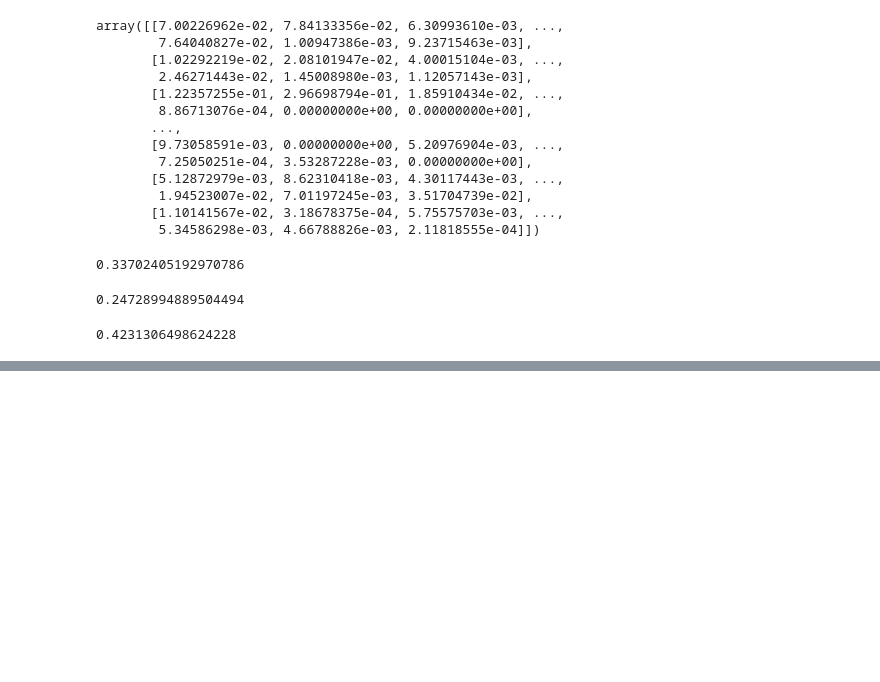
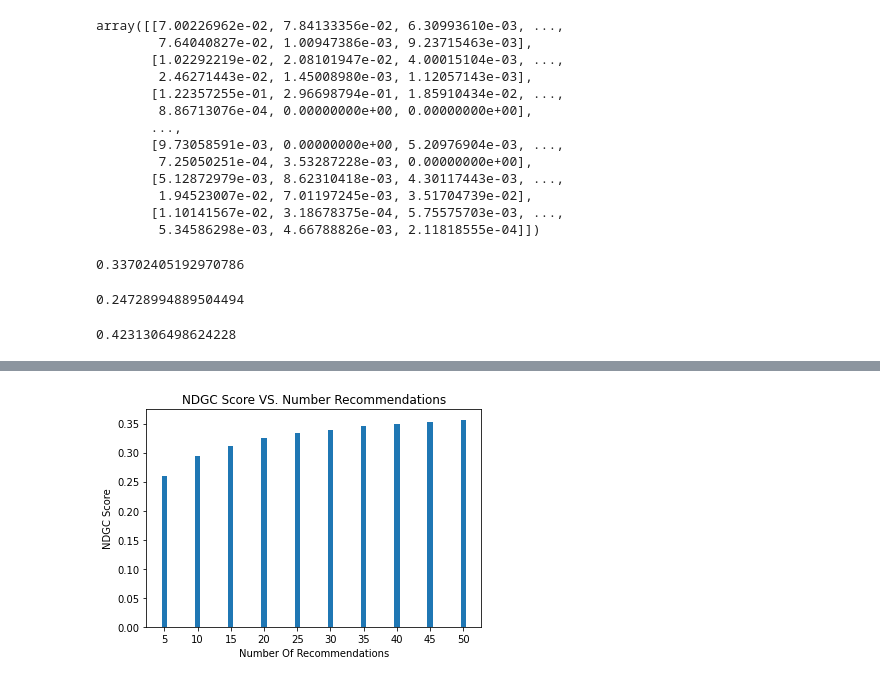
Before and after one commit to YeshaP/ENSF544_Proj2, a Jupyter notebook: Project2-1.ipynb, the cells around one changed output, grey strips where cells are left out. Saved outputs shown, nothing was run; the diff lists cells and outputs as text; code cells hidden in the pictures; blank space fills up the shorter version.

Commit message:
graphs added

```diff
--- a/Project2-1.ipynb
+++ b/Project2-1.ipynb
@@ -290,6 +308,17 @@ scores_to_plot
 | 7 | 40 | 0.349615 |
 | 8 | 45 | 0.353282 |
 | 9 | 50 | 0.356670 |
+# %%
+
+fig, ax = plt.subplots()
+plt.bar(scores_to_plot["number_recommendations"],scores_to_plot["ndcg_score"])
+plt.xticks(scores_to_plot["number_recommendations"])
+plt.title("NDGC Score VS. Number Recommendations")
+plt.xlabel("Number Of Recommendations")
+plt.ylabel("NDGC Score")
+plt.show()
+# %% [output]
+[figure, added]
 # %%
 top_values = []
 top_labels = []
```
Also changed, not shown: parts of 7 cells of this notebook.
